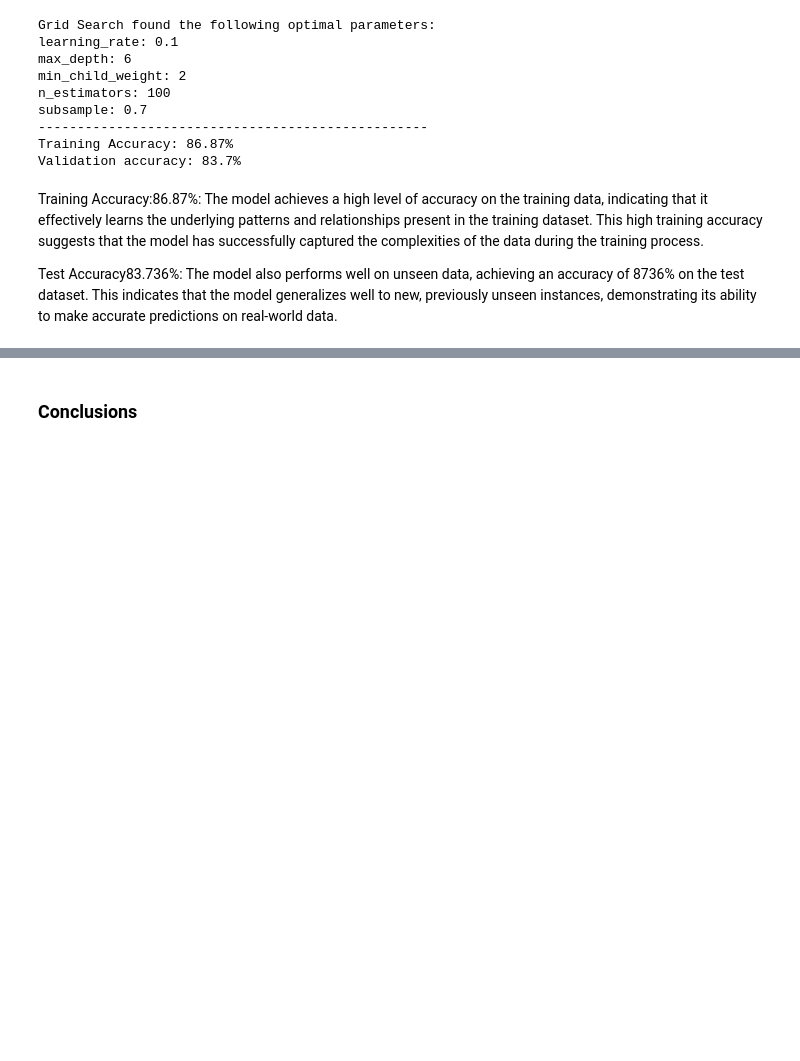
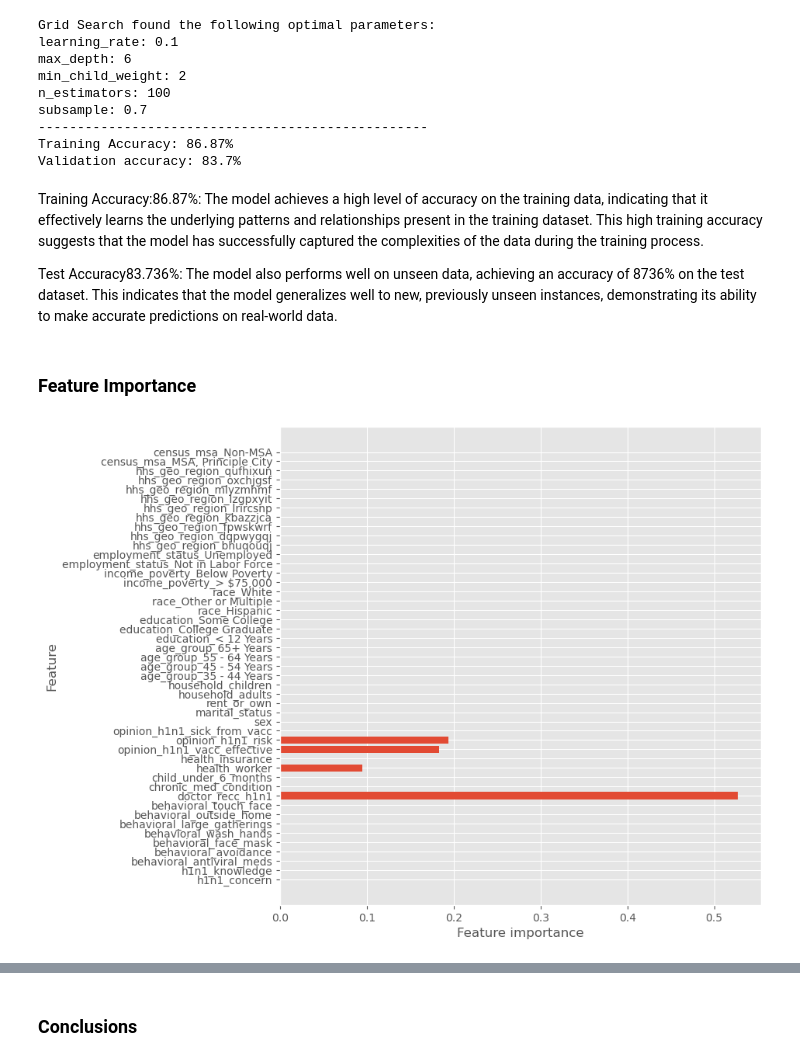
Before and after one commit to ed-gar-k/Phase-3-project-DSC, a Jupyter notebook: project.ipynb, the cells around one changed output, grey strips where cells are left out. Saved outputs shown, nothing was run; the diff lists cells and outputs as text; code cells hidden in the pictures; blank space fills up the shorter version.

```diff
--- a/project.ipynb
+++ b/project.ipynb
@@ -913,3 +916,19 @@ Validation accuracy: 83.7%
 Training Accuracy:86.87%: The model achieves a high level of accuracy on the training data, indicating that it effectively learns the underlying patterns and relationships present in the training dataset. This high training accuracy suggests that the model has successfully captured the complexities of the data during the training process.
 
 Test Accuracy83.736%: The model also performs well on unseen data, achieving an accuracy of 8736% on the test dataset. This indicates that the model generalizes well to new, previously unseen instances, demonstrating its ability to make accurate predictions on real-world data.
+# %% [markdown]
+### Feature Importance
+# %%
+tree_clf = XGBClassifier(n_estimators=5,max_features=10,max_depth=2)
+tree_clf.fit(df3_train, y_train)
+def plot_feature_importances(model):
+    n_features = X_train_resamp.shape[1]
+    plt.figure(figsize=(8,8))
+    plt.barh(range(n_features), model.feature_importances_, align='center')
+    plt.yticks(np.arange(n_features), X_train_resamp.columns.values)
+    plt.xlabel('Feature importance')
+    plt.ylabel('Feature')
+
+plot_feature_importances(tree_clf)
+# %% [output]
+[figure, added]
```
Also changed, not shown: parts of 24 cells of this notebook.
